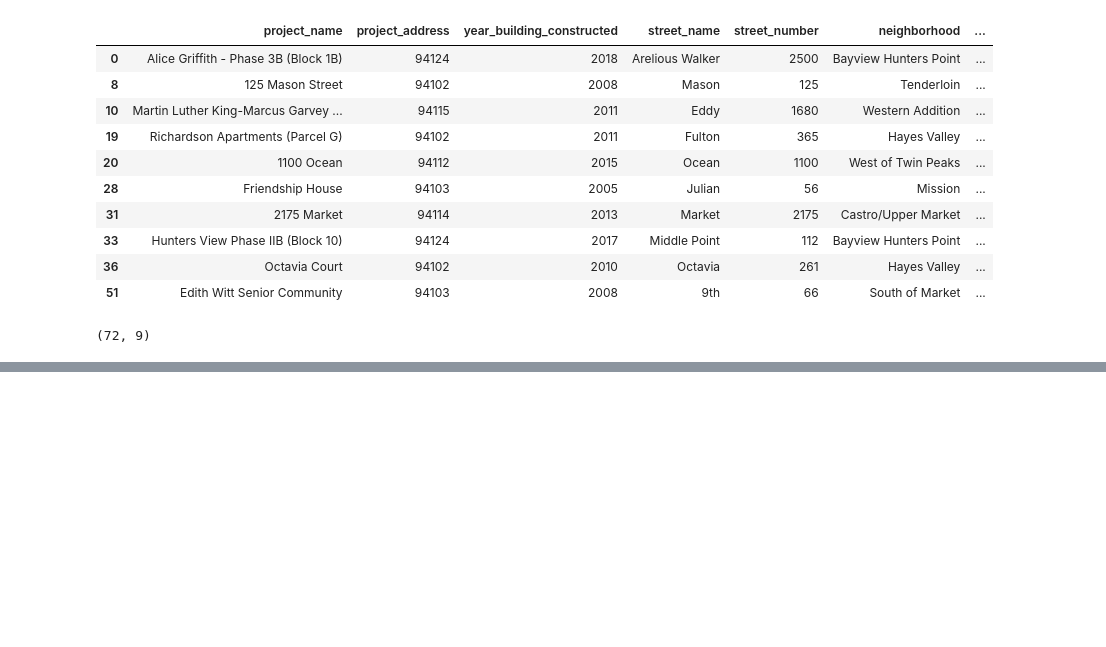
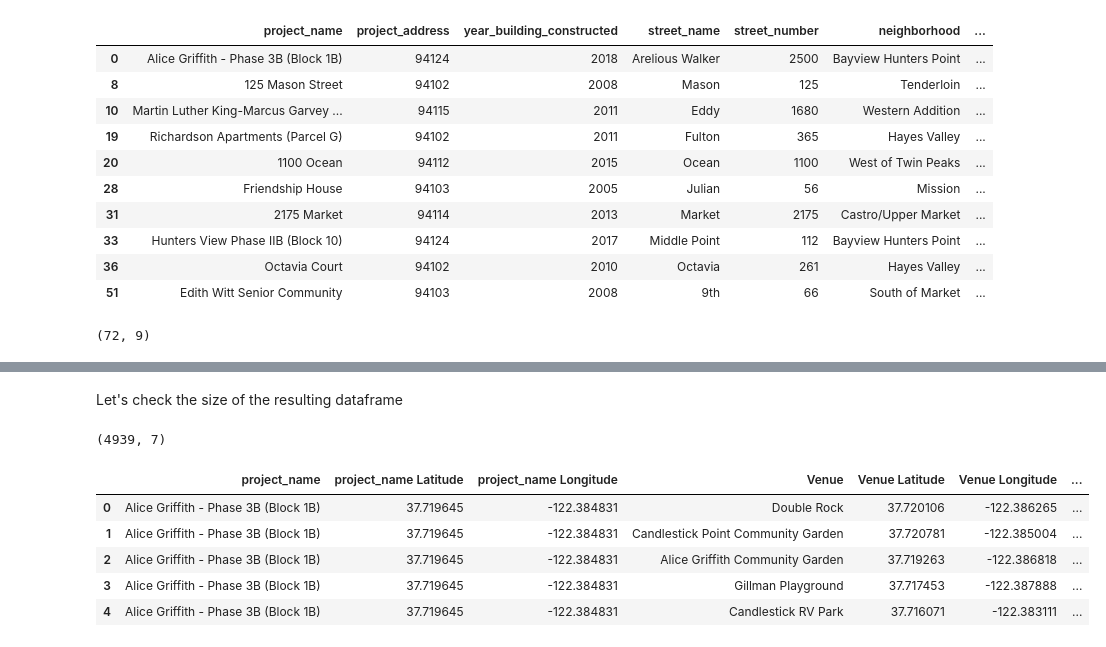
Before and after one commit to liemvt2008/Data-Science-Project, a Jupyter notebook: Assignment_Data_Science_Capstone.ipynb, the cells around one changed output, grey strips where cells are left out. Drawn from its saved outputs; the diff is of its cells as text; code cells hidden in the pictures; blank space fills up the shorter version.

```diff
--- a/Assignment_Data_Science_Capstone.ipynb
+++ b/Assignment_Data_Science_Capstone.ipynb
@@ -147,0 +263,4 @@ map_sf
+# %%
+#Send the GET request and examine the resutls
+results = requests.get(url).json()
+results
@@ -147,0 +301,16 @@ map_sf
+# %%
+venues = results['response']['groups'][0]['items']
+
+nearby_venues = json_normalize(venues) # flatten JSON
+
+# filter columns
+filtered_columns = ['venue.name', 'venue.categories', 'venue.location.lat', 'venue.location.lng']
+nearby_venues =nearby_venues.loc[:, filtered_columns]
+
+# filter the category for each row
+nearby_venues['venue.categories'] = nearby_venues.apply(get_category_type, axis=1)
+
+# clean columns
+nearby_venues.columns = [col.split(".")[-1] for col in nearby_venues.columns]
+
+nearby_venues.head()
@@ -147,0 +399,13 @@ map_sf
+# %% [markdown]
+Let's check the size of the resulting dataframe
+# %%
+print(Sf_venues.shape)
+Sf_venues.head()
+# %% [output]
+(4939, 7)
+|  | project_name | project_name Latitude | project_name Longitude | Venue | Venue Latitude | Venue Longitude | ... |
+| 0 | Alice Griffith - Phase 3B (Block 1B) | 37.719645 | -122.384831 | Double Rock | 37.720106 | -122.386265 | ... |
+| 1 | Alice Griffith - Phase 3B (Block 1B) | 37.719645 | -122.384831 | Candlestick Point Community Garden | 37.720781 | -122.385004 | ... |
+| 2 | Alice Griffith - Phase 3B (Block 1B) | 37.719645 | -122.384831 | Alice Griffith Community Garden | 37.719263 | -122.386818 | ... |
+| 3 | Alice Griffith - Phase 3B (Block 1B) | 37.719645 | -122.384831 | Gillman Playground | 37.717453 | -122.387888 | ... |
+| 4 | Alice Griffith - Phase 3B (Block 1B) | 37.719645 | -122.384831 | Candlestick RV Park | 37.716071 | -122.383111 | ... |
```
Also changed, not shown: parts of 61 cells of this notebook, 2 other files.
